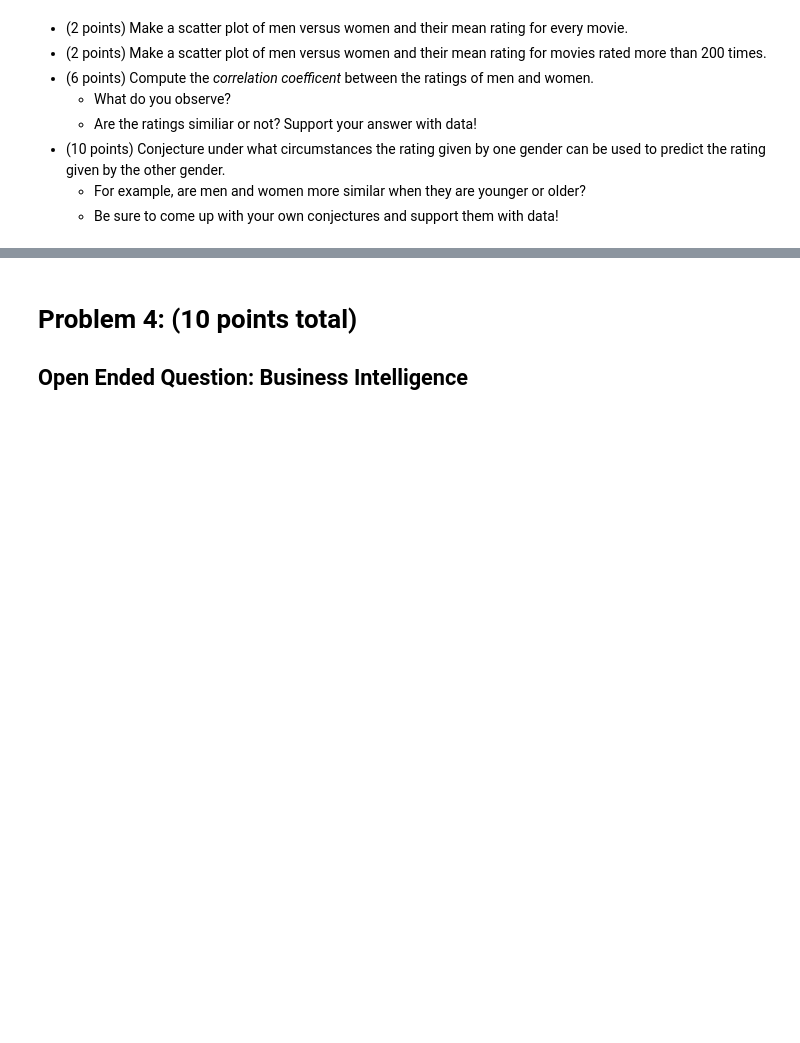
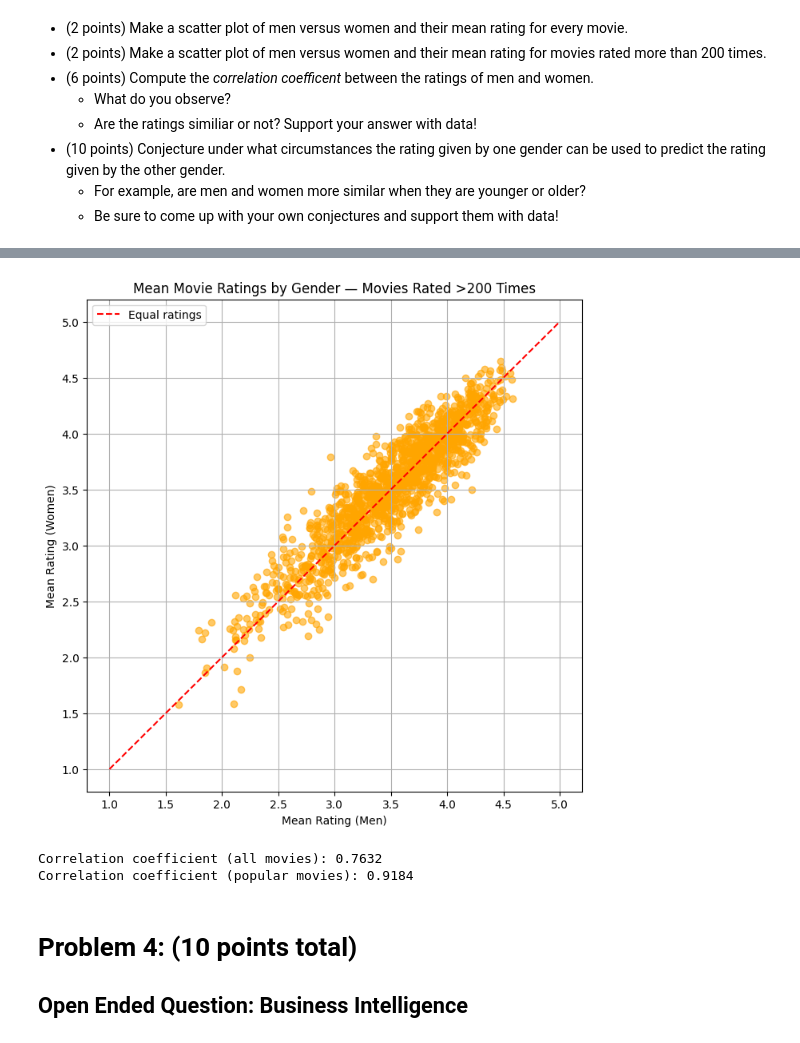
Before and after one commit to SpencerDill232/Case_Study_3, a Jupyter notebook: Case_Study_3.ipynb, the cells around one changed output, grey strips where cells are left out. Saved outputs shown, nothing was run; the diff lists cells and outputs as text; code cells hidden in the pictures; blank space fills up the shorter version.

```diff
--- a/Case_Study_3.ipynb
+++ b/Case_Study_3.ipynb
@@ -338,3 +396,29 @@ Let look more closely at the relationship between the pieces of data we have.
+# %%
+# Count number of ratings per movie
+movie_counts = df["movie_id"].value_counts()
+popular_movies = movie_counts[movie_counts > 200].index
+mean_ratings_popular = mean_ratings.loc[mean_ratings.index.isin(popular_movies)]
+
+plt.figure(figsize=(8,8))
+plt.scatter(mean_ratings_popular["M"], mean_ratings_popular["F"], alpha=0.6, color='orange')
+plt.plot([1,5],[1,5],'r--', label='Equal ratings')
+plt.xlabel("Mean Rating (Men)")
+plt.ylabel("Mean Rating (Women)")
+plt.title("Mean Movie Ratings by Gender — Movies Rated >200 Times")
+plt.legend()
+plt.grid(True)
+plt.show()
+# %% [output]
+[figure, added]
+# %%
+corr_all = mean_ratings["M"].corr(mean_ratings["F"])
+corr_popular = mean_ratings_popular["M"].corr(mean_ratings_popular["F"])
+
+print(f"Correlation coefficient (all movies): {corr_all:.4f}")
+print(f"Correlation coefficient (popular movies): {corr_popular:.4f}")
+# %% [output]
+Correlation coefficient (all movies): 0.7632
+Correlation coefficient (popular movies): 0.9184
 # %% [markdown]
 # Problem 4: (10 points total)
 ## Open Ended Question:  Business Intelligence
```
Also changed, not shown: parts of 5 cells of this notebook.
